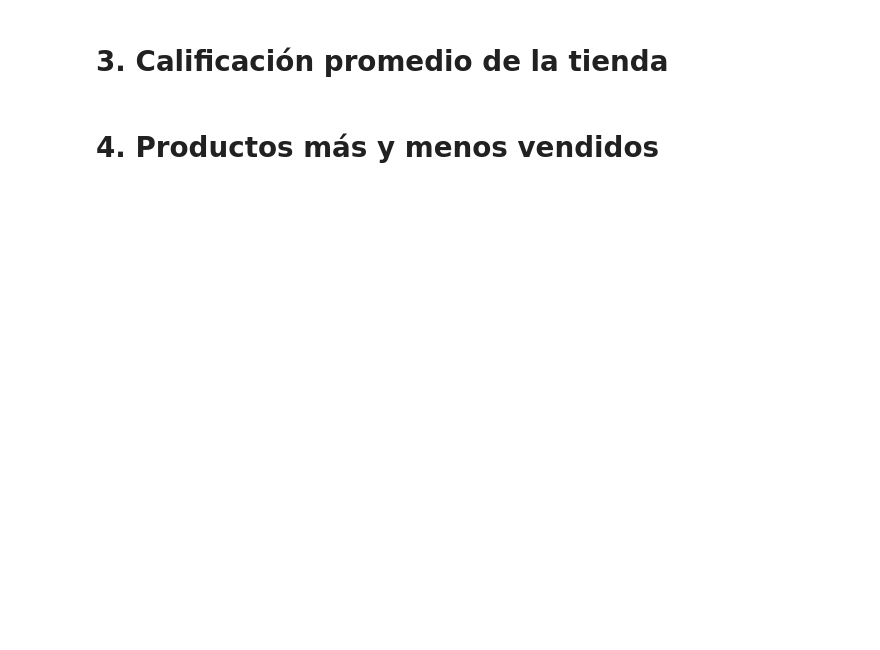
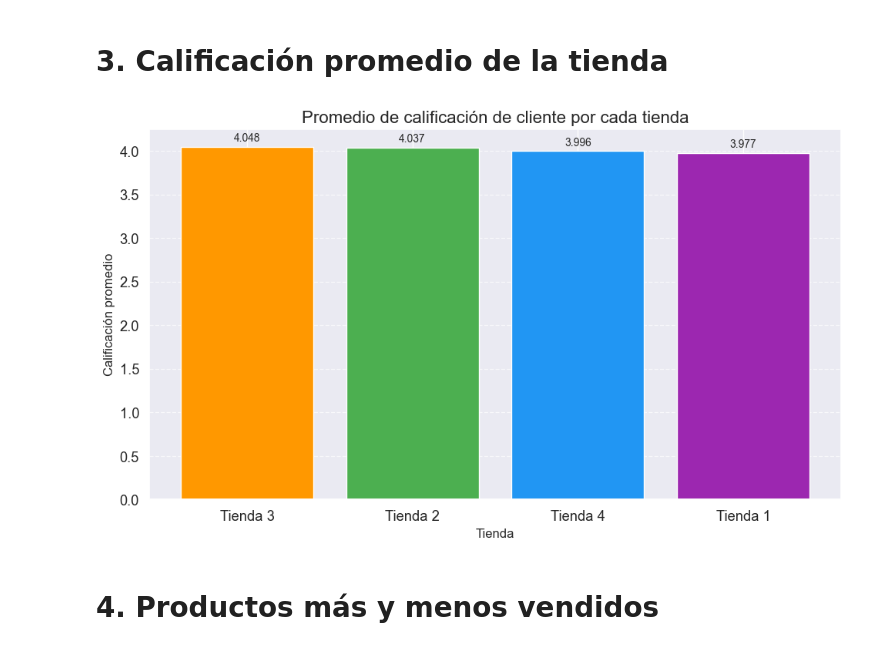
Before and after one commit to ErikGzz03TEC/Alura_Store_Challenge, a Jupyter notebook: AluraStoreLatam.ipynb, the cells around one changed output. Drawn from its saved outputs; the diff is of its cells as text; code cells hidden in the pictures; blank space fills up the shorter version.

```diff
--- a/AluraStoreLatam.ipynb
+++ b/AluraStoreLatam.ipynb
@@ -131,4 +246,43 @@ def numero_ventas_productos
 # %% [markdown]
 # 3. Calificación promedio de la tienda
+# %%
+def promedio_satisfaccion_tienda(tienda):
+    return tienda["Calificación"].mean()
+
+promedio_satisfaccion_tienda1 = promedio_satisfaccion_tienda(tienda)
+promedio_satisfaccion_tienda2 = promedio_satisfaccion_tienda(tienda2)
+promedio_satisfaccion_tienda3 = promedio_satisfaccion_tienda(tienda3)
+promedio_satisfaccion_tienda4 = promedio_satisfaccion_tienda(tienda4)
+
+promedio_satisfaccion = {
+    "Tienda 1": promedio_satisfaccion_tienda1,
+    "Tienda 2": promedio_satisfaccion_tienda2,
+    "Tienda 3": promedio_satisfaccion_tienda3,
+    "Tienda 4": promedio_satisfaccion_tienda4
+}
+
+promedio_satisfaccion = dict(sorted(promedio_satisfaccion.items(), key=lambda item: item[1], reverse=True))
+
+plt.figure(figsize=(10, 6))
+bars = plt.bar(promedio_satisfaccion.keys(), promedio_satisfaccion.values(),
+               color=['#FF9800', '#4CAF50', '#2196F3', '#9C27B0'])
+
+plt.title('Promedio de calificación de cliente por cada tienda', fontsize=16)
+plt.xlabel('Tienda', fontsize=12)
+plt.ylabel('Calificación promedio', fontsize=12)
+plt.gca().set_yticks([])
+
+
+# Añadir etiquetas de datos encima de las barras
+for bar in bars:
+    height = bar.get_height()
+    plt.text(bar.get_x() + bar.get_width() / 2, height + height * 0.01, f"{height:,.3f}",
+             ha='center', va='bottom', fontsize=10)
+
+plt.grid(axis='y', linestyle='--', alpha=0.7)
+plt.tight_layout()
+plt.show()
+# %% [output]
+[figure, added]
 # %% [markdown]
 # 4. Productos más y menos vendidos
```
Also changed, not shown: parts of 10 cells of this notebook.
